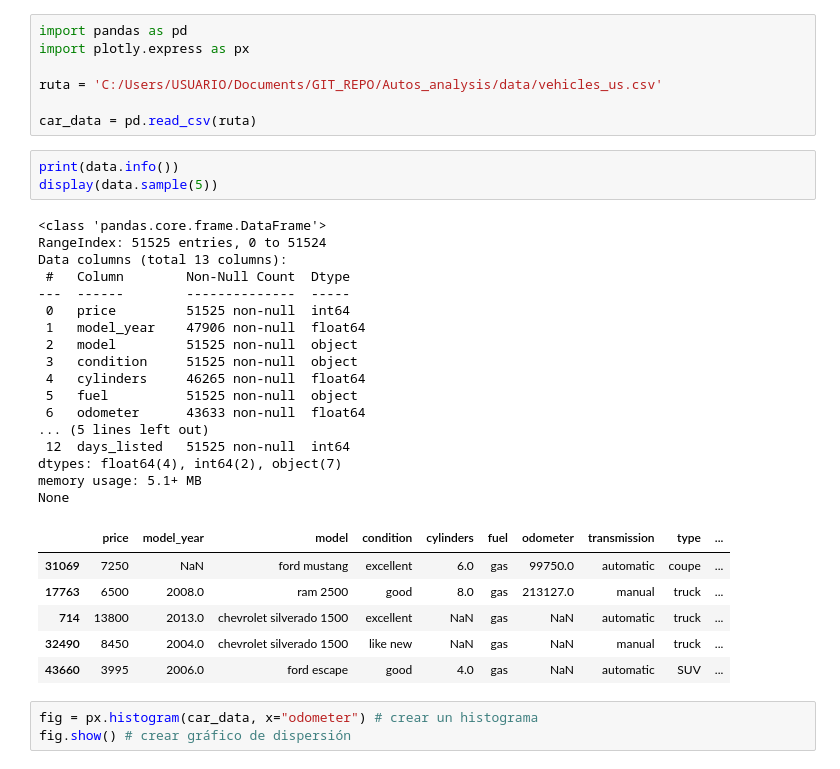
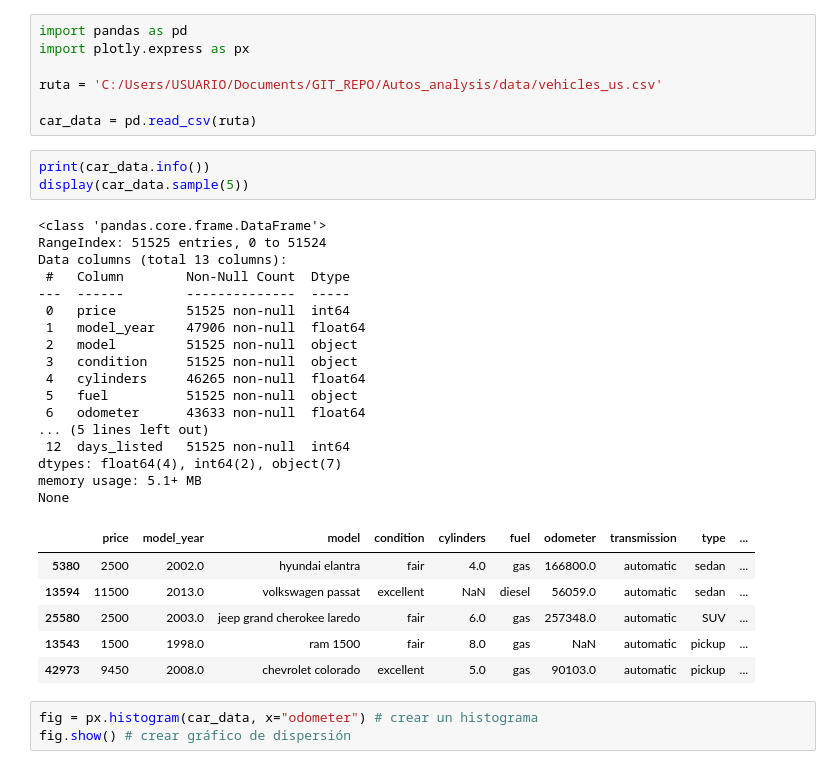
Before and after one commit to Mandres1892/Autos_analysis, a Jupyter notebook: notebooks/EDA.ipynb, the cells around one changed output. Saved outputs shown, nothing was run; the diff lists cells and outputs as text.

```diff
--- a/notebooks/EDA.ipynb
+++ b/notebooks/EDA.ipynb
@@ -10,32 +10,32 @@ ruta = 'C:/Users/USUARIO/Documents/GIT_REPO/Autos_analysis/data/vehicles_us.csv'
 
 car_data = pd.read_csv(ruta)
 # %%
-print(data.info())
-display(data.sample(5))
+print(car_data.info())
+display(car_data.sample(5))
 # %% [output]
 <class 'pandas.core.frame.DataFrame'>
 RangeIndex: 51525 entries, 0 to 51524
 Data columns (total 13 columns):
  #   Column        Non-Null Count  Dtype
 ---  ------        --------------  -----
  0   price         51525 non-null  int64
  1   model_year    47906 non-null  float64
  2   model         51525 non-null  object
  3   condition     51525 non-null  object
  4   cylinders     46265 non-null  float64
  5   fuel          51525 non-null  object
  6   odometer      43633 non-null  float64
 ... (5 lines left out)
  12  days_listed   51525 non-null  int64
 dtypes: float64(4), int64(2), object(7)
 memory usage: 5.1+ MB
 None
 |  | price | model_year | model | condition | cylinders | fuel | odometer | transmission | type | ... |
-| 31069 | 7250 | NaN | ford mustang | excellent | 6.0 | gas | 99750.0 | automatic | coupe | ... |
-| 17763 | 6500 | 2008.0 | ram 2500 | good | 8.0 | gas | 213127.0 | manual | truck | ... |
-| 714 | 13800 | 2013.0 | chevrolet silverado 1500 | excellent | NaN | gas | NaN | automatic | truck | ... |
-| 32490 | 8450 | 2004.0 | chevrolet silverado 1500 | like new | NaN | gas | NaN | manual | truck | ... |
-| 43660 | 3995 | 2006.0 | ford escape | good | 4.0 | gas | NaN | automatic | SUV | ... |
+| 5380 | 2500 | 2002.0 | hyundai elantra | fair | 4.0 | gas | 166800.0 | automatic | sedan | ... |
+| 13594 | 11500 | 2013.0 | volkswagen passat | excellent | NaN | diesel | 56059.0 | automatic | sedan | ... |
+| 25580 | 2500 | 2003.0 | jeep grand cherokee laredo | fair | 6.0 | gas | 257348.0 | automatic | SUV | ... |
+| 13543 | 1500 | 1998.0 | ram 1500 | fair | 8.0 | gas | NaN | automatic | pickup | ... |
+| 42973 | 9450 | 2008.0 | chevrolet colorado | excellent | 5.0 | gas | 90103.0 | automatic | pickup | ... |
 # %%
 fig = px.histogram(car_data, x="odometer") # crear un histograma
 fig.show() # crear gráfico de dispersión
```
Also changed, not shown: 3 other files.
